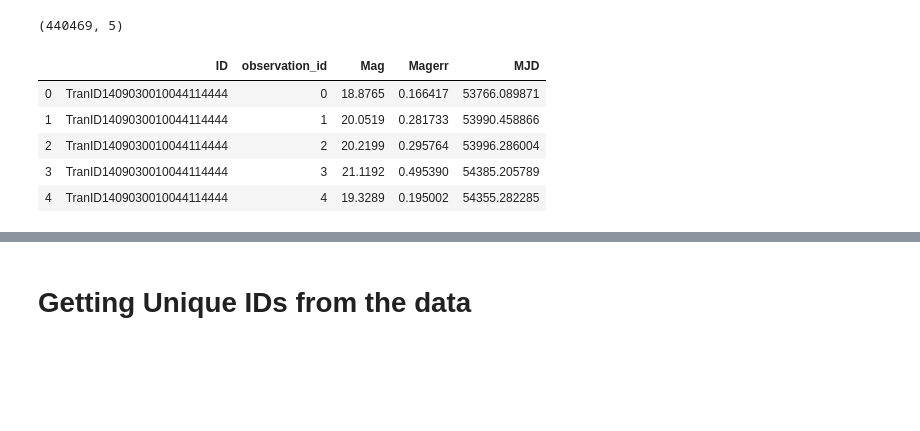
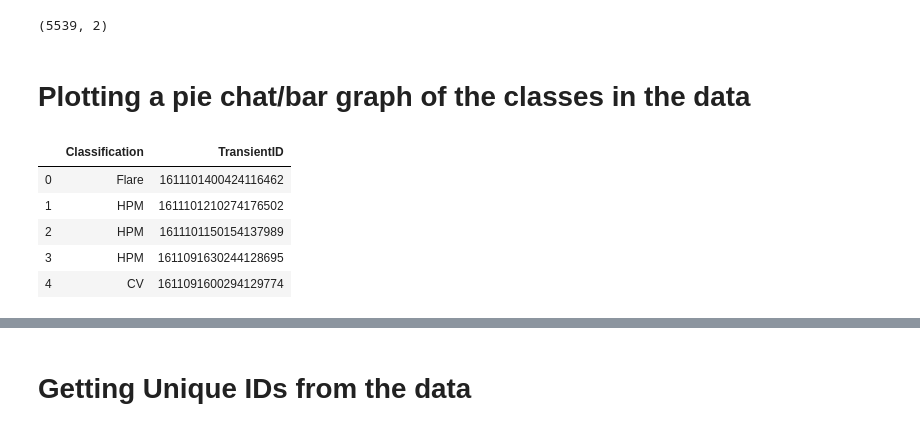
Before and after one commit to malema-ramonyai/CodeAndNotebooks, a Jupyter notebook: Exploring_the_data_and_some_plots.ipynb, the cells around one changed output, grey strips where cells are left out. Cells and saved outputs as stored; diff of their text form; code cells hidden in the pictures; blank space fills up the shorter version.

```diff
--- a/Exploring_the_data_and_some_plots.ipynb
+++ b/Exploring_the_data_and_some_plots.ipynb
@@ -8,17 +8,21 @@ import matplotlib.pyplot as plt
 # # Reading in the data
 
 url = "https://raw.githubusercontent.com/MachineLearningUniandes/MANTRA/master/data/lightcurves/transient_lightcurves.csv"
-lc = pd.read_csv(url)
+url1 = 'https://raw.githubusercontent.com/MachineLearningUniandes/MANTRA/master/data/lightcurves/transient_labels.csv'
+transient_lc = pd.read_csv(url)
+transient_labels = pd.read_csv(url1)
 # %%
-lc.shape
+transient_labels.shape
 # %% [output]
-(440469, 5)
+(5539, 2)
+# %% [markdown]
+# Plotting a pie chat/bar graph of the classes in the data
 # %%
-lc.head()
+transient_labels.head()
 # %% [output]
-|  | ID | observation_id | Mag | Magerr | MJD |
-| 0 | TranID1409030010044114444 | 0 | 18.8765 | 0.166417 | 53766.089871 |
-| 1 | TranID1409030010044114444 | 1 | 20.0519 | 0.281733 | 53990.458866 |
-| 2 | TranID1409030010044114444 | 2 | 20.2199 | 0.295764 | 53996.286004 |
-| 3 | TranID1409030010044114444 | 3 | 21.1192 | 0.495390 | 54385.205789 |
-| 4 | TranID1409030010044114444 | 4 | 19.3289 | 0.195002 | 54355.282285 |
+|  | Classification | TransientID |
+| 0 | Flare | 1611101400424116462 |
+| 1 | HPM | 1611101210274176502 |
+| 2 | HPM | 1611101150154137989 |
+| 3 | HPM | 1611091630244128695 |
+| 4 | CV | 1611091600294129774 |
```
Also changed, not shown: parts of 13 cells of this notebook, 2 other files.
